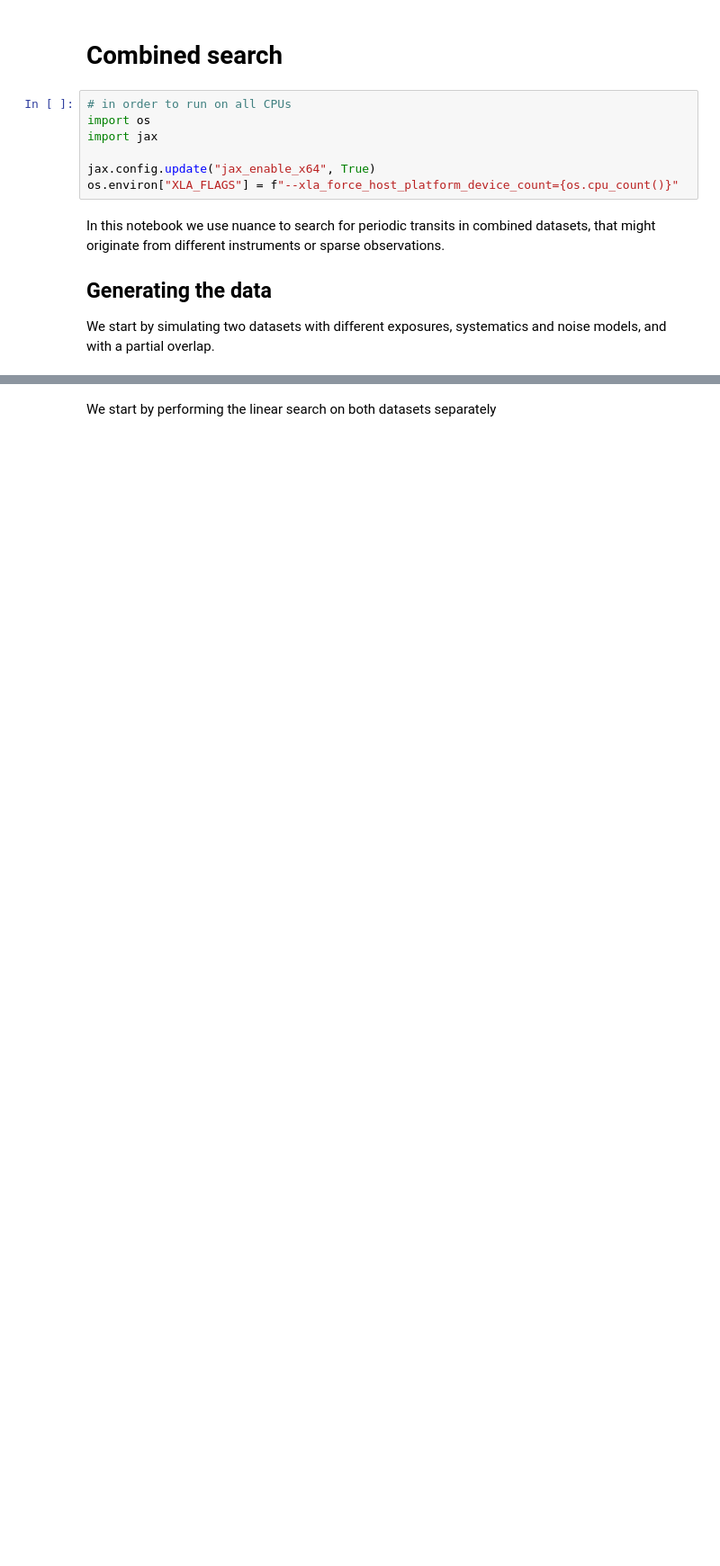
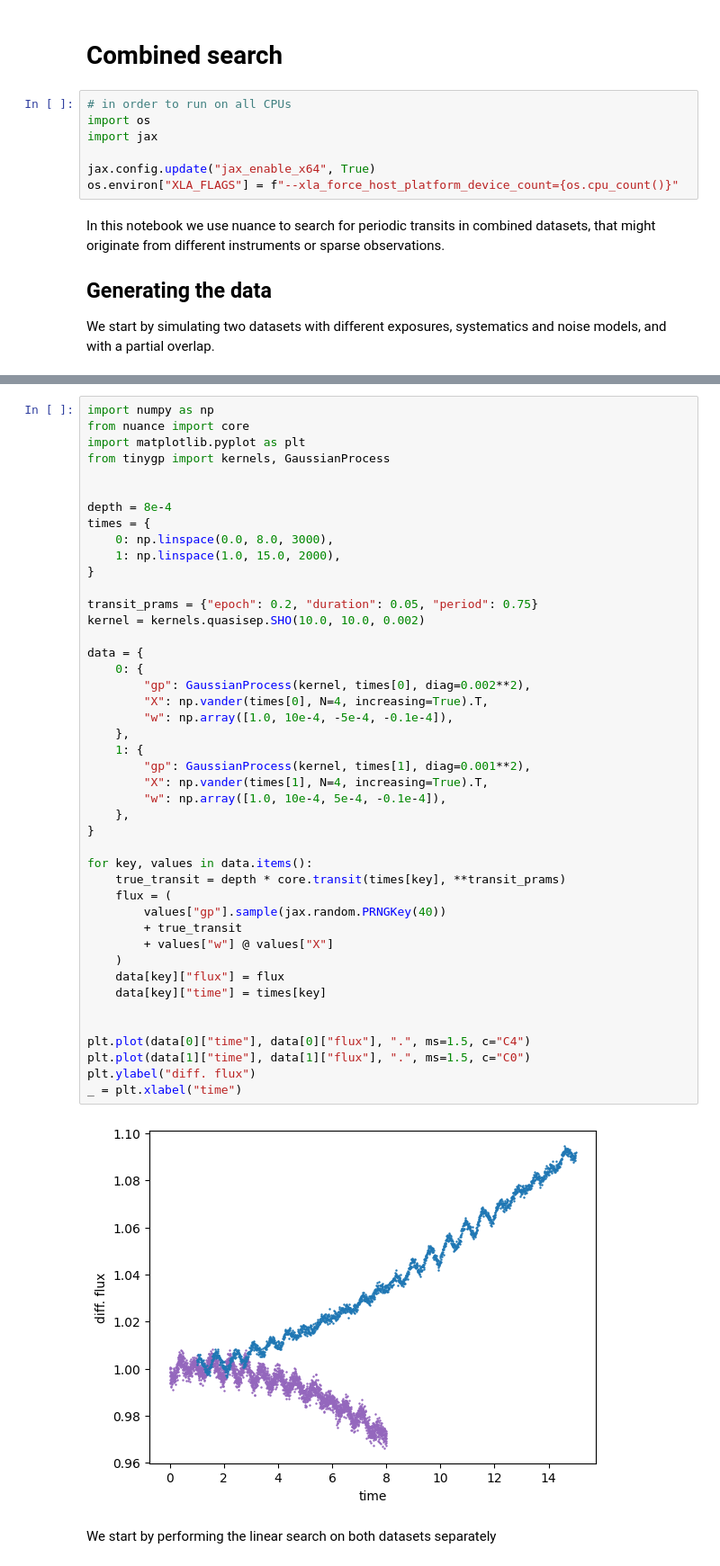
Before and after one commit to lgrcia/nuance, a Jupyter notebook: docs/notebooks/combined.ipynb, the cells around one changed output, grey strips where cells are left out. Shown: that part at 90% size. Cells and saved outputs as stored; diff of their text form; blank space fills up the shorter version.

```diff
--- a/docs/notebooks/combined.ipynb
+++ b/docs/notebooks/combined.ipynb
@@ -40,3 +16,49 @@ _ = plt.xlabel("time")
+# %%
+import numpy as np
+from nuance import core
+import matplotlib.pyplot as plt
+from tinygp import kernels, GaussianProcess
+
+
+depth = 8e-4
+times = {
+    0: np.linspace(0.0, 8.0, 3000),
+    1: np.linspace(1.0, 15.0, 2000),
+}
+
+transit_prams = {"epoch": 0.2, "duration": 0.05, "period": 0.75}
+kernel = kernels.quasisep.SHO(10.0, 10.0, 0.002)
+
+data = {
+    0: {
+        "gp": GaussianProcess(kernel, times[0], diag=0.002**2),
+        "X": np.vander(times[0], N=4, increasing=True).T,
+        "w": np.array([1.0, 10e-4, -5e-4, -0.1e-4]),
+    },
+    1: {
+        "gp": GaussianProcess(kernel, times[1], diag=0.001**2),
+        "X": np.vander(times[1], N=4, increasing=True).T,
+        "w": np.array([1.0, 10e-4, 5e-4, -0.1e-4]),
+    },
+}
+
+for key, values in data.items():
+    true_transit = depth * core.transit(times[key], **transit_prams)
+    flux = (
+        values["gp"].sample(jax.random.PRNGKey(40))
+        + true_transit
+        + values["w"] @ values["X"]
+    )
+    data[key]["flux"] = flux
+    data[key]["time"] = times[key]
+
+
+plt.plot(data[0]["time"], data[0]["flux"], ".", ms=1.5, c="C4")
+plt.plot(data[1]["time"], data[1]["flux"], ".", ms=1.5, c="C0")
+plt.ylabel("diff. flux")
+_ = plt.xlabel("time")
+# %% [output]
+[figure, added]
 # %% [markdown]
 We start by performing the linear search on both datasets separately
 # %%
```
Also changed, not shown: parts of 14 cells of this notebook, 10 other files.
